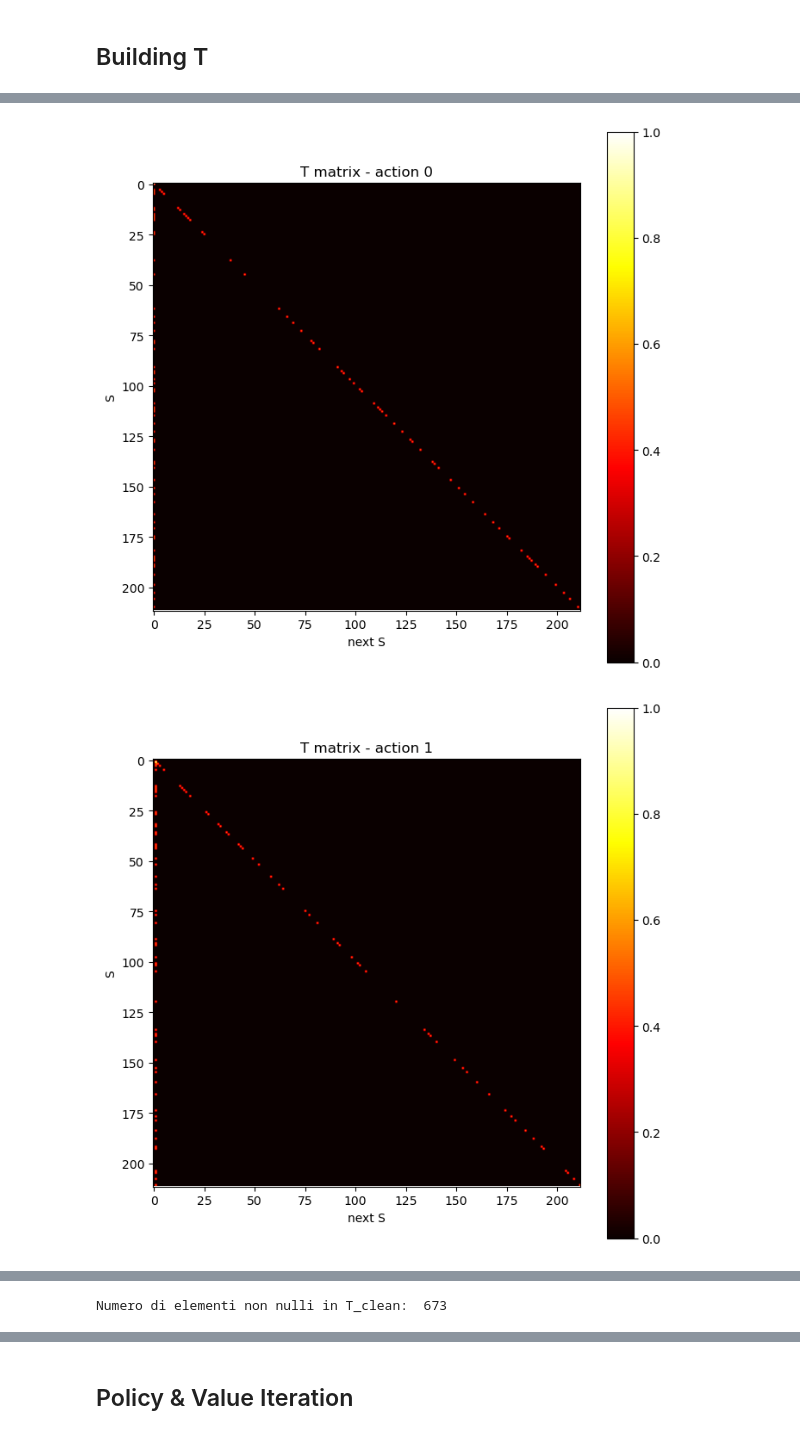
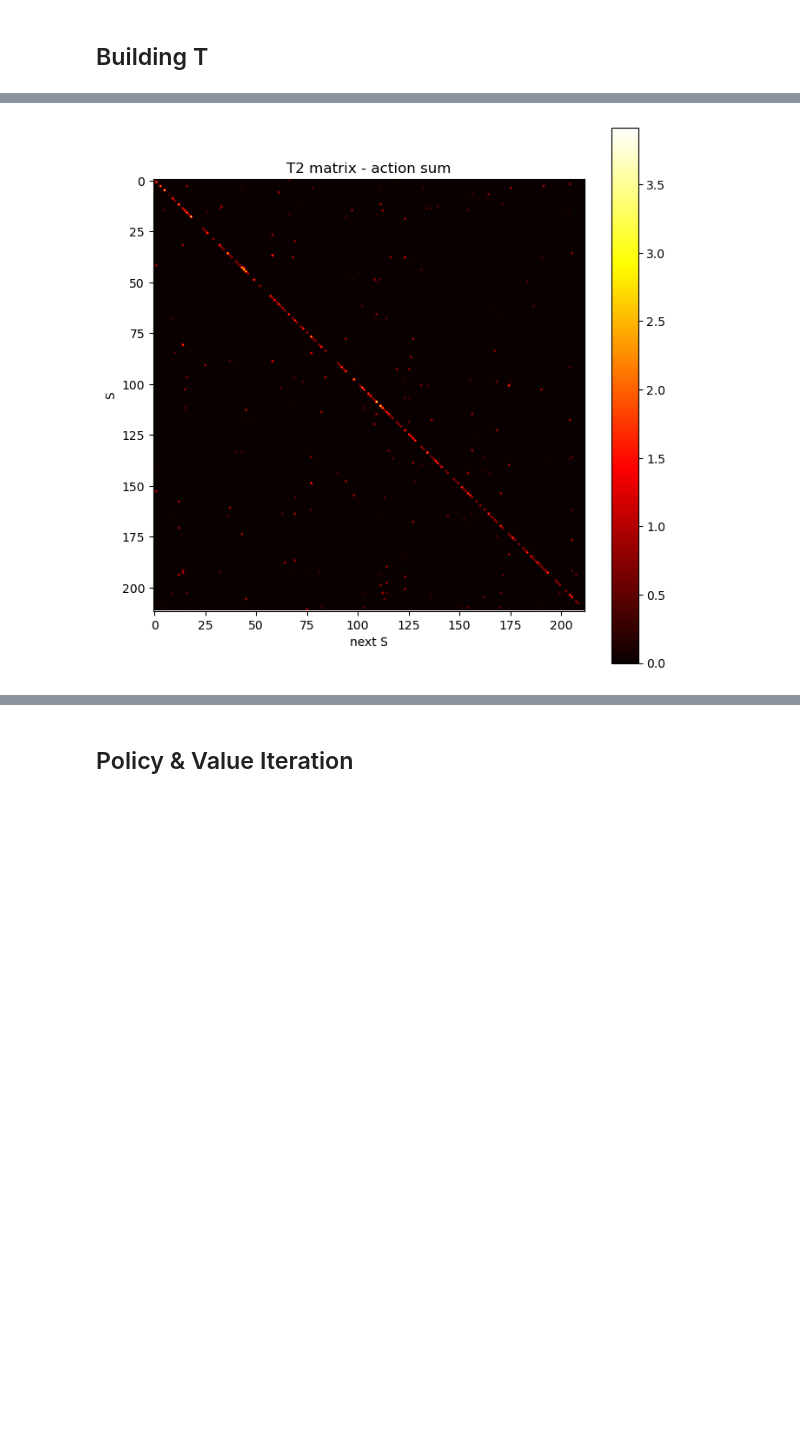
Before and after one commit to edoardorossi1995/Last_tesi, a Jupyter notebook: policy_algorithms.ipynb, the cells around one changed output, grey strips where cells are left out. Saved outputs shown, nothing was run; the diff lists cells and outputs as text; code cells hidden in the pictures; blank space fills up the shorter version.

Commit message:
cleanclean

```diff
--- a/policy_algorithms.ipynb
+++ b/policy_algorithms.ipynb
@@ -67,16 +48,14 @@ Libraries imported
 # %% [markdown]
 # Data Loading
 # %%
-#IMPORT ANAGRAFICA
-cta30_def_path = os.path.join(PROJECT_PATH, 'CTA30/DF_clean/clean_CTA_30_def.csv')
+cta30_def_path = os.path.join(CTA30_PATH, 'CTA30/DF_clean/clean_CTA_30_def.csv')
 df_def = pd.read_csv(cta30_def_path)
 
-df_paths = '/Users/edoardorossi/Documents/GitHub/Tesi'
-df = pd.read_csv(os.path.join(df_paths, 'df.csv'))
-df_a = pd.read_csv(os.path.join(df_paths, 'df_a.csv'))
-df_rew = pd.read_csv(os.path.join(df_paths, 'df_rew.csv'))
+df = pd.read_csv(os.path.join(PROJECT_PATH, 'df.csv'))
+df_a = pd.read_csv(os.path.join(PROJECT_PATH, 'df_a.csv'))
+df_rew = pd.read_csv(os.path.join(PROJECT_PATH, 'df_rew.csv'))
 
-df_mdp_norm_path = os.path.join(df_paths, 'MDP_clean_data/kmeans/df_mdp_norm_212_a7.csv')
+df_mdp_norm_path = os.path.join(PROJECT_PATH, 'MDP_clean_data/kmeans/df_mdp_norm_212_a7.csv')
 df_mdp_norm = pd.read_csv(df_mdp_norm_path)
 #create a variable ppath equal to the last part of the path of df_mdp_norm
 ppath = df_mdp_norm_path[df_mdp_norm_path.find('norm')+5:]
@@ -307,0 +146,2 @@ Numero di elementi non nulli in T2:  673
+# %%
+T, nnidx = build_T2(df_mdp)
@@ -308,25 +173,17 @@ Numero di elementi non nulli in T2:  673
 # %%
-for action in range(df_mdp['At'].max()+1):
-    M = T_clean[:, :, action]
-    fig, ax = plt.subplots(figsize=(8, 8))
-    im = ax.imshow(M, cmap='hot')
-    #for i in range(len(index)):
-    #    if index[i][1] == action:
-    #        ax.scatter(index[i][0], index[i][0], marker='o', color='black', s=0.5)
-    cbar = ax.figure.colorbar(im, ax=ax)
-    plt.title('T matrix - action ' + str(action))
-    ax.set_xlabel('next S')
-    ax.set_ylabel('S')
-    plt.show()
+#compute T_cum on axis 2 of T
+T_cum = np.sum(T, axis=2)
 
-# conta gli elementi non nulli in tutta la matrice T_clean
-count = 0
-for i in range(T_clean.shape[0]):
-    for j in range(T_clean.shape[1]):
-        for k in range(T_clean.shape[2]):
-            if T_clean[i,j,k] != 0:
-                count += 1
-print('Numero di elementi non nulli in T_clean: ', count)
+M = T_cum
+fig, ax = plt.subplots(figsize=(8, 8))
+im = ax.imshow(M, cmap='hot')
+#for i in range(len(index)):
+#    if index[i][1] == action:
+#        ax.scatter(index[i][0], index[i][0], marker='o', color='black', s=0.5)
+cbar = ax.figure.colorbar(im, ax=ax)
+plt.title('T2 matrix - action sum')
+ax.set_xlabel('next S')
+ax.set_ylabel('S')
+plt.show()
 # %% [output]
-[figure, old version]
+[figure, new version]
-[figure, removed]
@@ -338 +189,0 @@ print('Numero di elementi non nulli in T_clean: ', count)
-Numero di elementi non nulli in T_clean:  673
```
Also changed, not shown: parts of 17 cells of this notebook, 34 other files.
